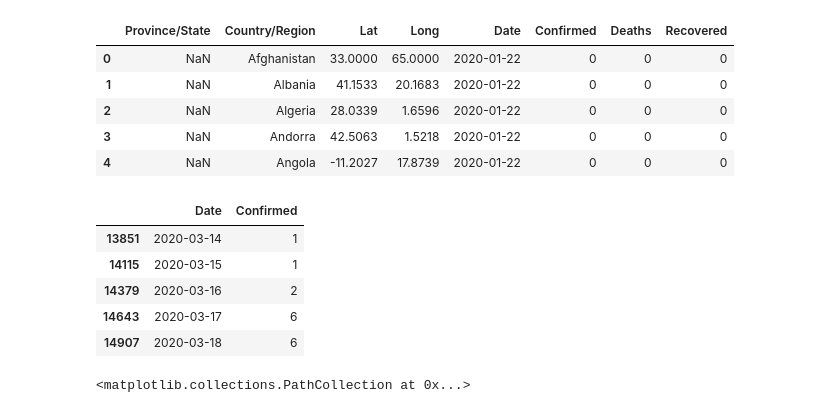
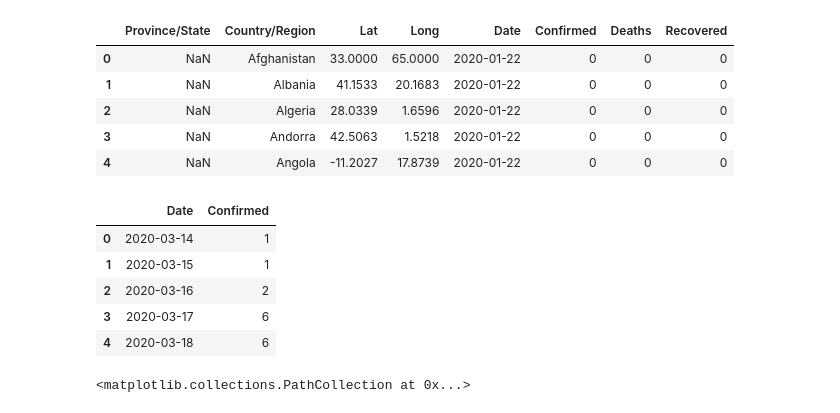
Before and after one commit to cesaraceytuno/STATISTICAL_LEARNING_1, a Jupyter notebook: Tareas/Practica2/Practica2_Parte1.ipynb, the cells around one changed output. Cells and saved outputs as stored; diff of their text form; code cells hidden in the pictures.

```diff
--- a/Tareas/Practica2/Practica2_Parte1.ipynb
+++ b/Tareas/Practica2/Practica2_Parte1.ipynb
@@ -16,14 +22,15 @@ data_covid.head()
 # %%
 GT_data_covid = data_covid[(data_covid["Country/Region"]=="Guatemala" ) & (data_covid["Confirmed"] > 0)]
 GT_data_covid = GT_data_covid[['Date','Confirmed']].copy()
+GT_data_covid = GT_data_covid.reset_index(drop=True)
 GT_data_covid.head()
 # %% [output]
 |  | Date | Confirmed |
-| 13851 | 2020-03-14 | 1 |
-| 14115 | 2020-03-15 | 1 |
-| 14379 | 2020-03-16 | 2 |
-| 14643 | 2020-03-17 | 6 |
-| 14907 | 2020-03-18 | 6 |
+| 0 | 2020-03-14 | 1 |
+| 1 | 2020-03-15 | 1 |
+| 2 | 2020-03-16 | 2 |
+| 3 | 2020-03-17 | 6 |
+| 4 | 2020-03-18 | 6 |
 # %%
 plt.scatter(x=GT_data_covid["Date"], y=GT_data_covid["Confirmed"])
 # %% [output]
```
Also changed, not shown: parts of 9 cells of this notebook.
